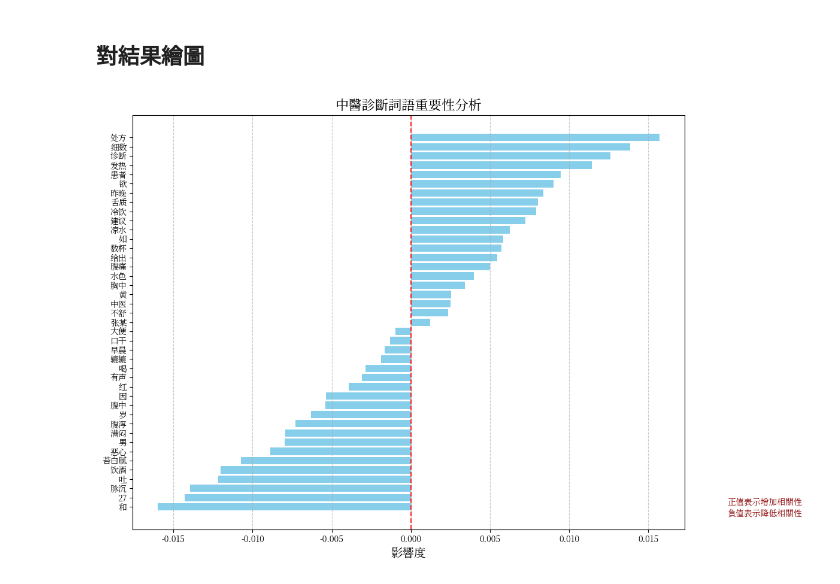
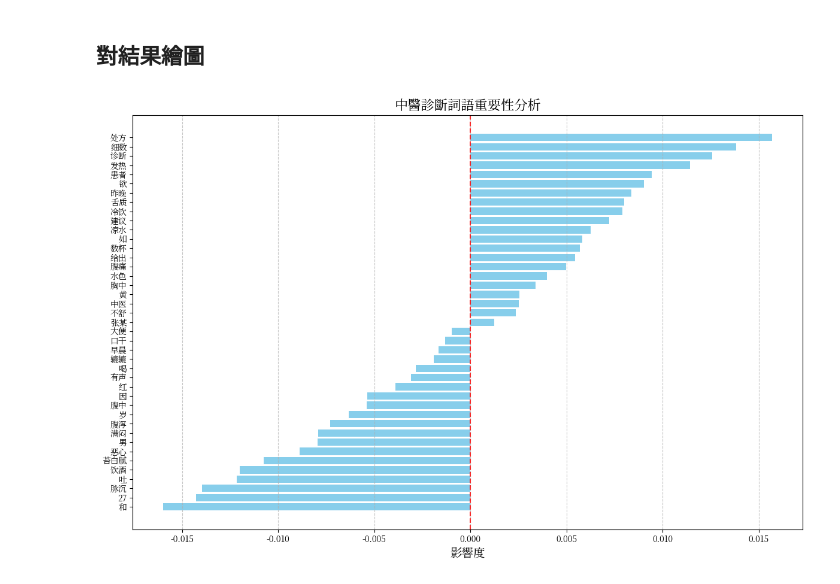
Before and after one commit to CISC7021-Group-66/explain_tcm_llm, a Jupyter notebook: lime-zhongjing-jieba.ipynb, the cells around one changed output. Cells and saved outputs as stored; diff of their text form; code cells hidden in the pictures.

```diff
--- a/lime-zhongjing-jieba.ipynb
+++ b/lime-zhongjing-jieba.ipynb
@@ -374,34 +374,34 @@ plt.rcParams["axes.unicode_minus"] = False
 words_importance = explanation.as_list()
 df = pd.DataFrame(words_importance, columns=["詞語", "影響度"])
 
 # 按影響度排序
 df = df.sort_values("影響度", ascending=True)
 
 # 創建水平條形圖
 plt.figure(figsize=(12, 8))
 plt.barh(df["詞語"], df["影響度"], color="skyblue")
 
 # 設置標題和標籤
 plt.title("中醫診斷詞語重要性分析", fontsize=16)
 plt.xlabel("影響度", fontsize=14)
 
 # 添加參考線
 plt.grid(axis="x", linestyle="--", alpha=0.7)
 plt.axvline(x=0, color="red", linestyle="--", alpha=0.8)
 
 # 添加註釋
-plt.text(
-    0.02, -1, "正值表示增加相關性\n負值表示降低相關性", fontsize=10, color="darkred"
-)
+# plt.text(
+#     0.02, -1, "正值表示增加相關性\n負值表示降低相關性", fontsize=10, color="darkred"
+# )
 
 # 調整布局
 # plt.xlim(-0.02 - 0.001, max(df["影響度"]) + 0.001)  # 調整x軸範圍，右側留些空間
 plt.tight_layout()
 
 # 保存圖片
 # plt.savefig("lime_analysis.png", dpi=300, bbox_inches="tight")
 
 # 顯示圖表
 plt.show()
 # %% [output]
-[figure, old version]
+[figure, new version]
```
Also changed, not shown: parts of 1 cell of this notebook.
